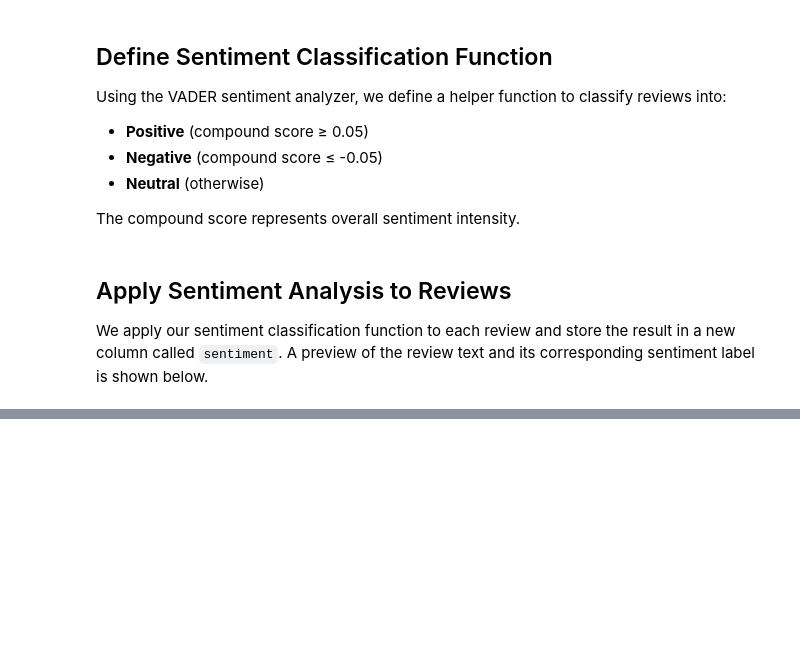
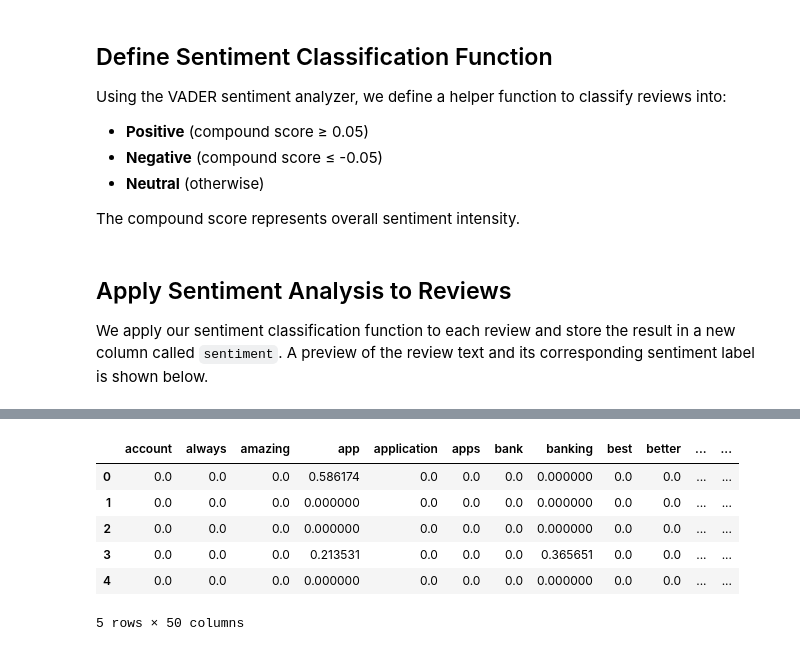
Before and after one commit to Becky-Chala/fintech-reviews-analytics, a Jupyter notebook: notebooks/task1_scraping.ipynb, the cells around one changed output, grey strips where cells are left out. Drawn from its saved outputs; the diff is of its cells as text; code cells hidden in the pictures; blank space fills up the shorter version.

```diff
--- a/notebooks/task1_scraping.ipynb
+++ b/notebooks/task1_scraping.ipynb
@@ -220,0 +233,18 @@ plt.show()
+# %%
+stop_words = set(stopwords.words('english'))
+
+def clean_text(text):
+    # Lowercase
+    text = text.lower()
+    # Remove punctuation and numbers
+    text = re.sub(r'[^a-z\s]', '', text)
+    # Remove stopwords
+    words = text.split()
+    words = [word for word in words if word not in stop_words]
+    return ' '.join(words)
+
+# Apply cleaning function to the 'review' column
+df['cleaned_review'] = df['review'].astype(str).apply(clean_text)
+
+# Show sample of original vs cleaned
+df[['review', 'cleaned_review']].head()
@@ -220,0 +258,16 @@ plt.show()
+# %%
+vectorizer = TfidfVectorizer(max_df=0.8, min_df=5, max_features=50)
+X = vectorizer.fit_transform(df['cleaned_review'])
+
+# Get keywords and their TF-IDF scores
+tfidf_keywords = vectorizer.get_feature_names_out()
+tfidf_df = pd.DataFrame(X.toarray(), columns=tfidf_keywords)
+tfidf_df.head()
+# %% [output]
+|  | account | always | amazing | app | application | apps | bank | banking | best | better | ... | ... |
+| 0 | 0.0 | 0.0 | 0.0 | 0.586174 | 0.0 | 0.0 | 0.0 | 0.000000 | 0.0 | 0.0 | ... | ... |
+| 1 | 0.0 | 0.0 | 0.0 | 0.000000 | 0.0 | 0.0 | 0.0 | 0.000000 | 0.0 | 0.0 | ... | ... |
+| 2 | 0.0 | 0.0 | 0.0 | 0.000000 | 0.0 | 0.0 | 0.0 | 0.000000 | 0.0 | 0.0 | ... | ... |
+| 3 | 0.0 | 0.0 | 0.0 | 0.213531 | 0.0 | 0.0 | 0.0 | 0.365651 | 0.0 | 0.0 | ... | ... |
+| 4 | 0.0 | 0.0 | 0.0 | 0.000000 | 0.0 | 0.0 | 0.0 | 0.000000 | 0.0 | 0.0 | ... | ... |
+5 rows × 50 columns
```
Also changed, not shown: parts of 13 cells of this notebook.
